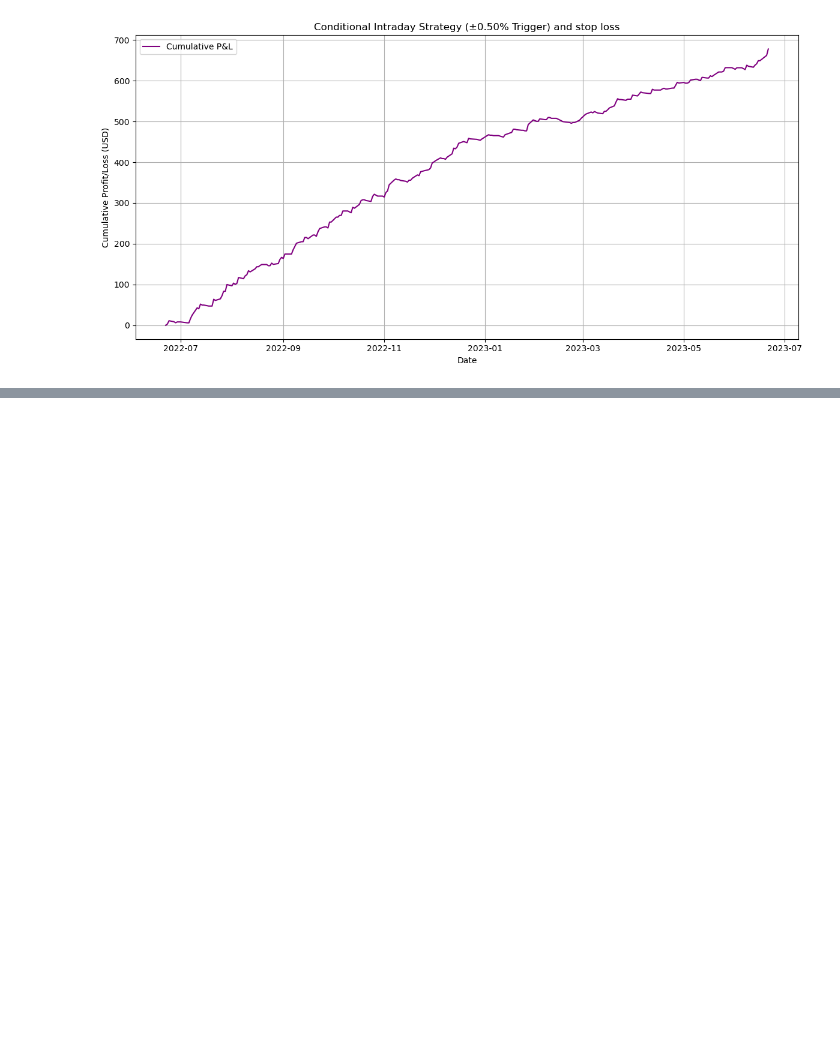
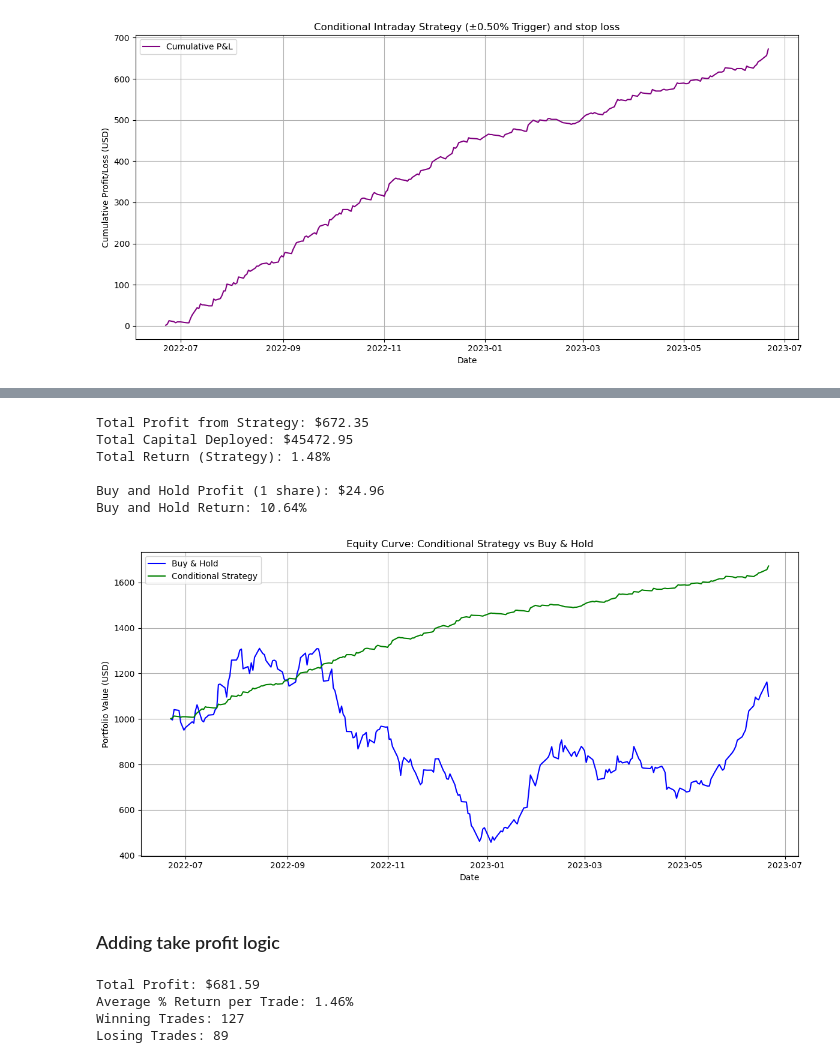
Before and after one commit to apasvenskas/Tesla-Stock-Analysis, a Jupyter notebook: Notebook 1.ipynb, the cells around one changed output, grey strips where cells are left out. Cells and saved outputs as stored; diff of their text form; code cells hidden in the pictures; blank space fills up the shorter version.

Commit message:
added take profit and did a comparison chart

```diff
--- a/Notebook 1.ipynb
+++ b/Notebook 1.ipynb
@@ -123,7 +123,7 @@ Losing Trades: 89
 # %% [markdown]
 ### Adjusted conditional strategy with buy fix and stop loss
 # %%
-threshold = 0.7  # percent threshold to trigger trade
+threshold = 0.5  # percent threshold to trigger trade
 stop_loss_pct = 1.0  # optional stop loss (in percent)
 
 # Clear old columns
@@ -201,0 +215,53 @@ Losing Trades: 80
+# %%
+# Strategy return
+trades = tesla[tesla['Position'] != 'None']
+total_profit = trades['PnL'].sum()
+total_cost = trades['Open'].sum()
+total_return_pct = (total_profit / total_cost) * 100
+
+# Buy-and-hold return
+first_price = tesla.iloc[0]['Open']
+last_price = tesla.iloc[-1]['Close']
+buy_and_hold_profit = last_price - first_price
+buy_and_hold_return_pct = (buy_and_hold_profit / first_price) * 100
+
+# Print summary
+print(f"Total Profit from Strategy: ${total_profit:.2f}")
+print(f"Total Capital Deployed: ${total_cost:.2f}")
+print(f"Total Return (Strategy): {total_return_pct:.2f}%")
+
+print(f"\nBuy and Hold Profit (1 share): ${buy_and_hold_profit:.2f}")
+print(f"Buy and Hold Return: {buy_and_hold_return_pct:.2f}%")
+# %% [output]
+Total Profit from Strategy: $672.35
+Total Capital Deployed: $45472.95
+Total Return (Strategy): 1.48%
+
+Buy and Hold Profit (1 share): $24.96
+Buy and Hold Return: 10.64%
+# %%
+# Starting capital
+initial_capital = 1000
+
+# Buy 1 share on first day, track its value over time
+tesla['BuyHold_Value'] = tesla['Close'] / tesla.iloc[0]['Close'] * initial_capital
+
+# Conditional strategy capital (starting from same base)
+tesla['Strategy_Value'] = initial_capital + tesla['Cumulative_PnL']
+# %%
+import matplotlib.pyplot as plt
+
+plt.figure(figsize=(12, 6))
+plt.plot(tesla['Date'], tesla['BuyHold_Value'], label='Buy & Hold', color='blue')
+plt.plot(tesla['Date'], tesla['Strategy_Value'], label='Conditional Strategy', color='green')
+plt.title('Equity Curve: Conditional Strategy vs Buy & Hold')
+plt.xlabel('Date')
+plt.ylabel('Portfolio Value (USD)')
+plt.grid(True)
+plt.legend()
+plt.tight_layout()
+plt.show()
+# %% [output]
+[figure, added]
+# %% [markdown]
+### Adding take profit logic
@@ -201,0 +356,15 @@ Losing Trades: 80
+# %%
+tesla['Cumulative_PnL'] = tesla['PnL'].cumsum()
+tesla['ReturnPctTrade'] = tesla['PnL'] / tesla['Open'] * 100
+trades = tesla[tesla['Position'] != 'None']
+
+# Metrics
+print(f"Total Profit: ${trades['PnL'].sum():.2f}")
+print(f"Average % Return per Trade: {trades['ReturnPctTrade'].mean():.2f}%")
+print(f"Winning Trades: {(trades['PnL'] > 0).sum()}")
+print(f"Losing Trades: {(trades['PnL'] < 0).sum()}")
+# %% [output]
+Total Profit: $681.59
+Average % Return per Trade: 1.46%
+Winning Trades: 127
+Losing Trades: 89
```
Also changed, not shown: parts of 7 cells of this notebook.
